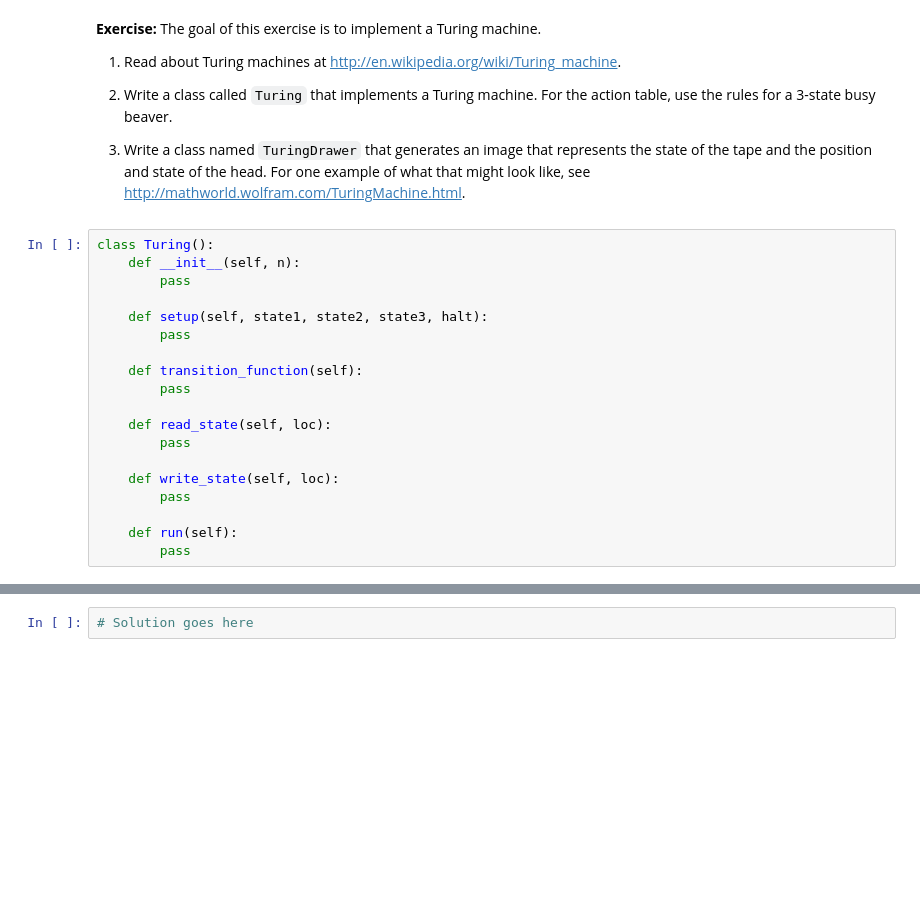
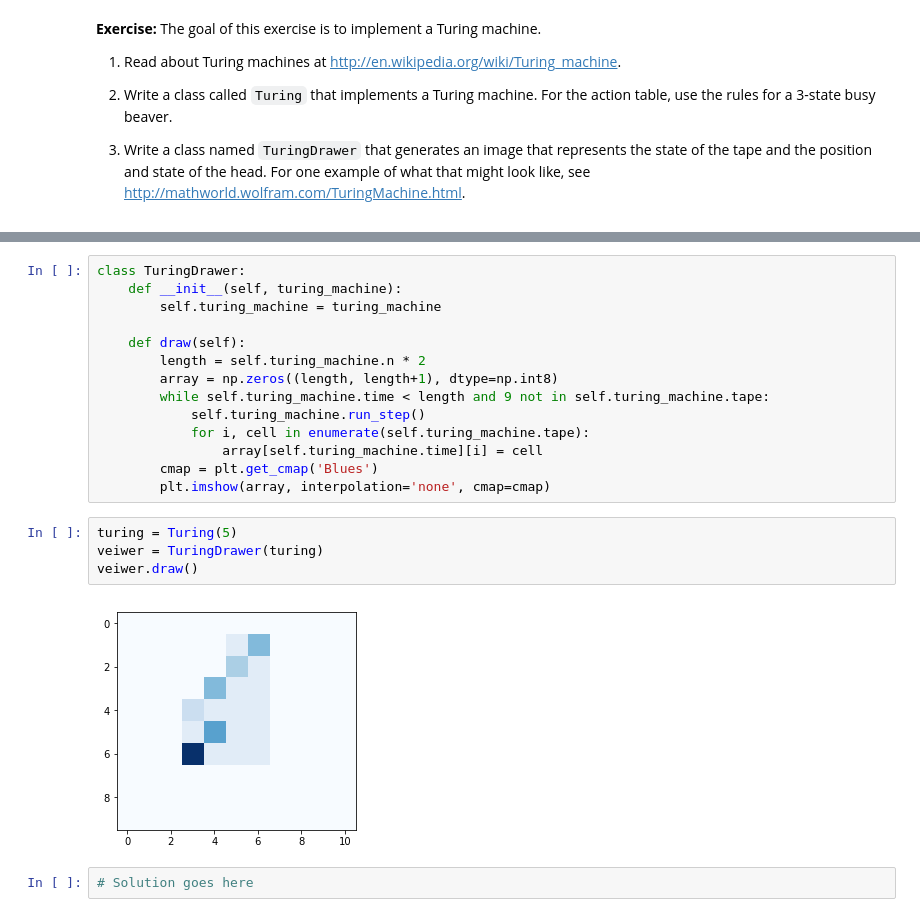
Before and after one commit to nrivkin/ThinkComplexity2, a Jupyter notebook: code/chap05mine.ipynb, the cells around one changed output, grey strips where cells are left out. Cells and saved outputs as stored; diff of their text form; blank space fills up the shorter version.

```diff
--- a/code/chap05mine.ipynb
+++ b/code/chap05mine.ipynb
@@ -405,22 +413,3 @@ viewer.draw()
 2. Write a class called `Turing` that implements a Turing machine.  For the action table, use the rules for a 3-state busy beaver.
 
 3. Write a class named `TuringDrawer` that generates an image that represents the state of the tape and the position and state of the head.  For one example of what that might look like, see http://mathworld.wolfram.com/TuringMachine.html.
-# %%
-class Turing():
-    def __init__(self, n):
-        pass
-
-    def setup(self, state1, state2, state3, halt):
-        pass
-
-    def transition_function(self):
-        pass
-
-    def read_state(self, loc):
-        pass
-
-    def write_state(self, loc):
-        pass
-
-    def run(self):
-        pass
@@ -433,3 +479,23 @@ class Turing():
+# %%
+class TuringDrawer:
+    def __init__(self, turing_machine):
+        self.turing_machine = turing_machine
+
+    def draw(self):
+        length = self.turing_machine.n * 2
+        array = np.zeros((length, length+1), dtype=np.int8)
+        while self.turing_machine.time < length and 9 not in self.turing_machine.tape:
+            self.turing_machine.run_step()
+            for i, cell in enumerate(self.turing_machine.tape):
+                array[self.turing_machine.time][i] = cell
+        cmap = plt.get_cmap('Blues')
+        plt.imshow(array, interpolation='none', cmap=cmap)
+# %%
+turing = Turing(5)
+veiwer = TuringDrawer(turing)
+veiwer.draw()
+# %% [output]
+[figure, added]
 # %%
 # Solution goes here
 # %% [markdown]
```
Also changed, not shown: parts of 8 cells of this notebook.
